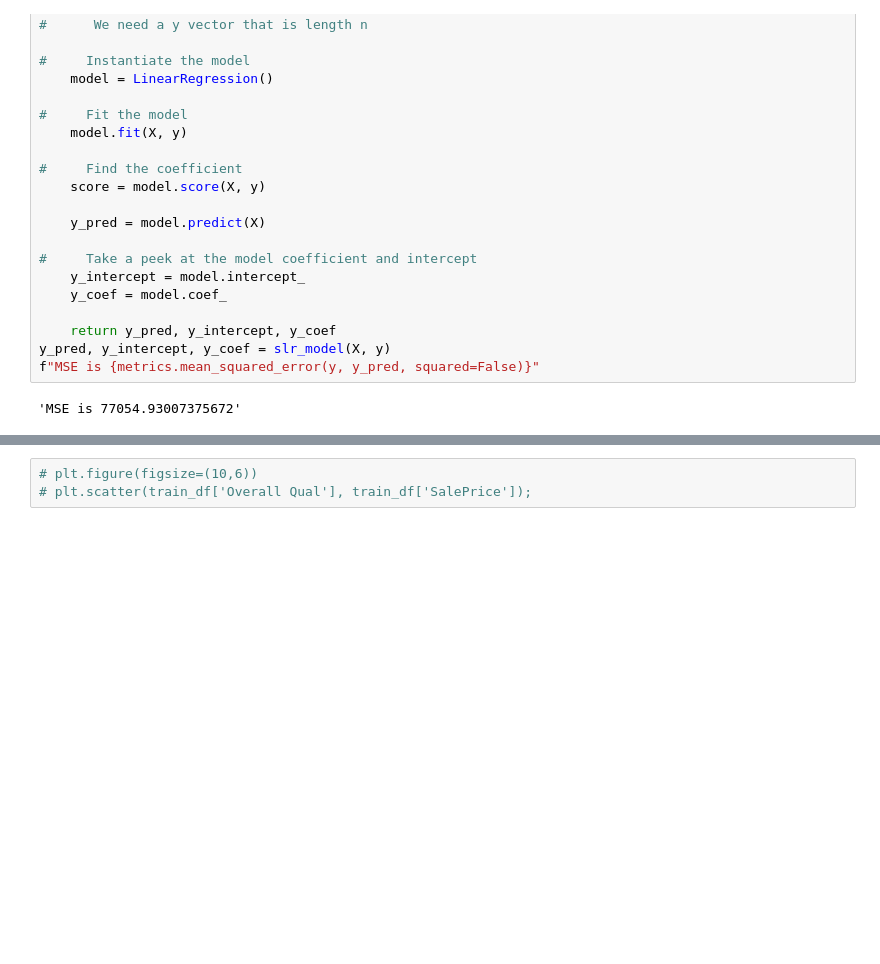
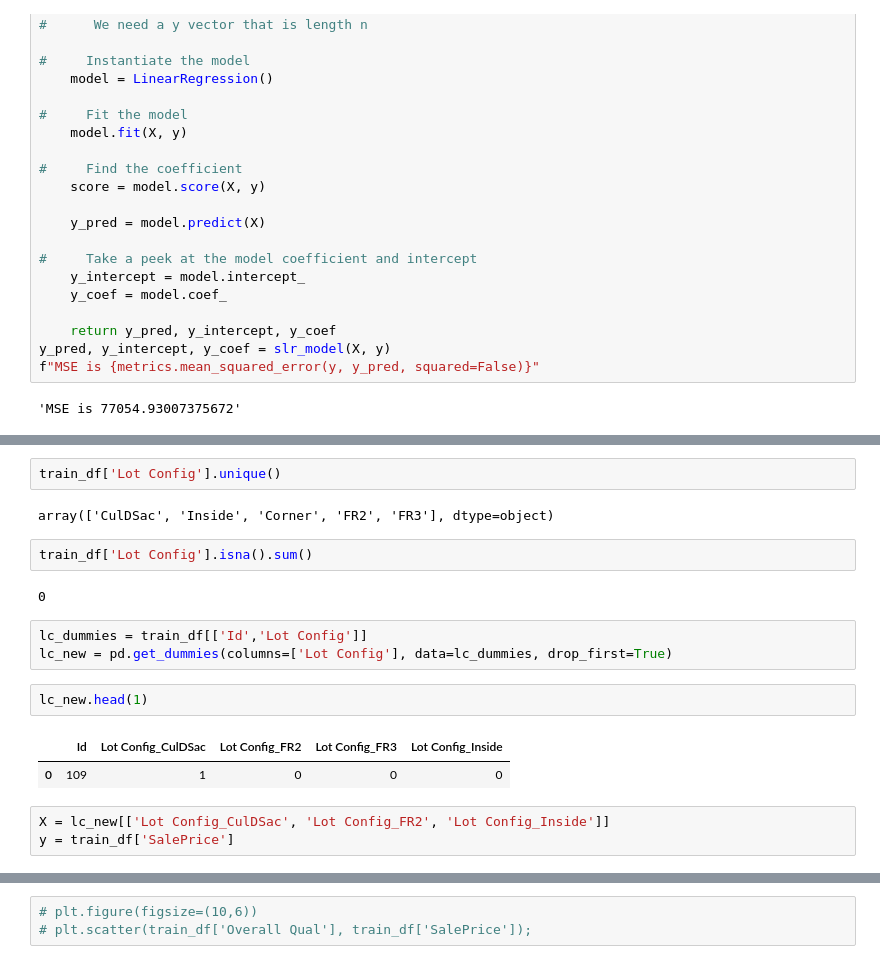
Before and after one commit to amcurley/GA_projects, a Jupyter notebook: Projects/project_2-master/Project_Cleaning.ipynb, the cells around one changed output, grey strips where cells are left out. Drawn from its saved outputs; the diff is of its cells as text; blank space fills up the shorter version.

```diff
--- a/Projects/project_2-master/Project_Cleaning.ipynb
+++ b/Projects/project_2-master/Project_Cleaning.ipynb
@@ -392,0 +418,19 @@ f"MSE is {metrics.mean_squared_error(y, y_pred, squared=False)}"
+# %%
+train_df['Lot Config'].unique()
+# %% [output]
+array(['CulDSac', 'Inside', 'Corner', 'FR2', 'FR3'], dtype=object)
+# %%
+train_df['Lot Config'].isna().sum()
+# %% [output]
+0
+# %%
+lc_dummies = train_df[['Id','Lot Config']]
+lc_new = pd.get_dummies(columns=['Lot Config'], data=lc_dummies, drop_first=True)
+# %%
+lc_new.head(1)
+# %% [output]
+|  | Id | Lot Config_CulDSac | Lot Config_FR2 | Lot Config_FR3 | Lot Config_Inside |
+| 0 | 109 | 1 | 0 | 0 | 0 |
+# %%
+X = lc_new[['Lot Config_CulDSac', 'Lot Config_FR2', 'Lot Config_Inside']]
+y = train_df['SalePrice']
```
Also changed, not shown: parts of 110 cells of this notebook.
